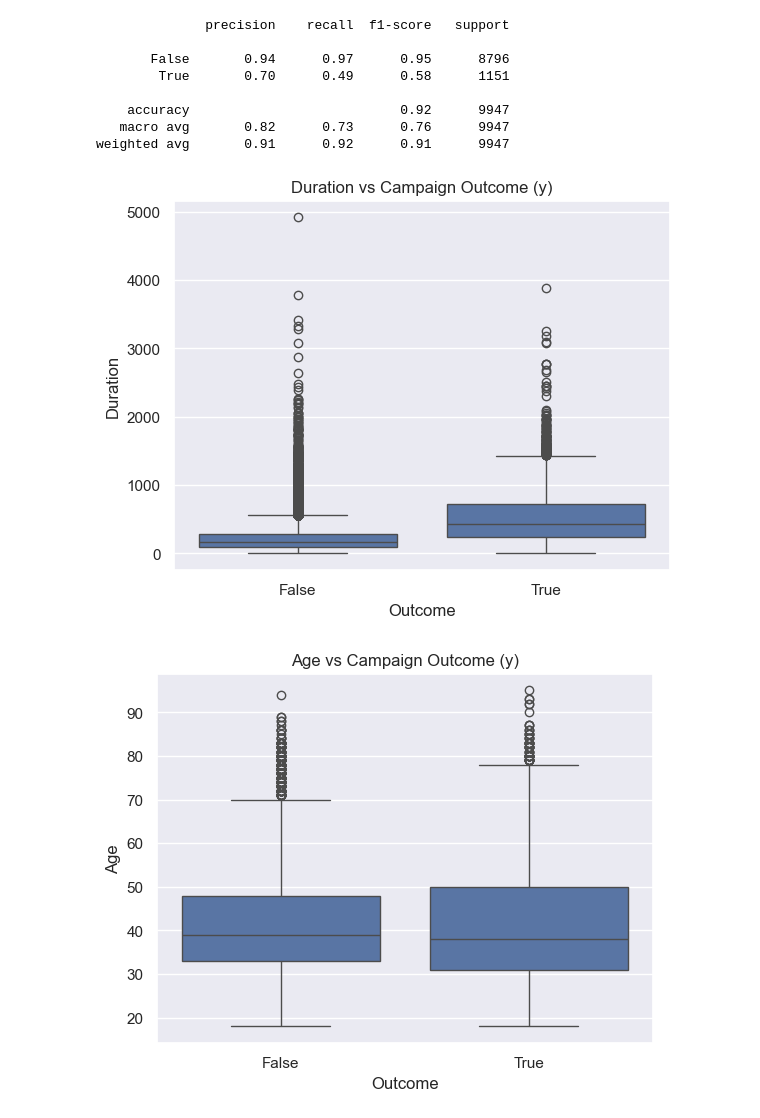
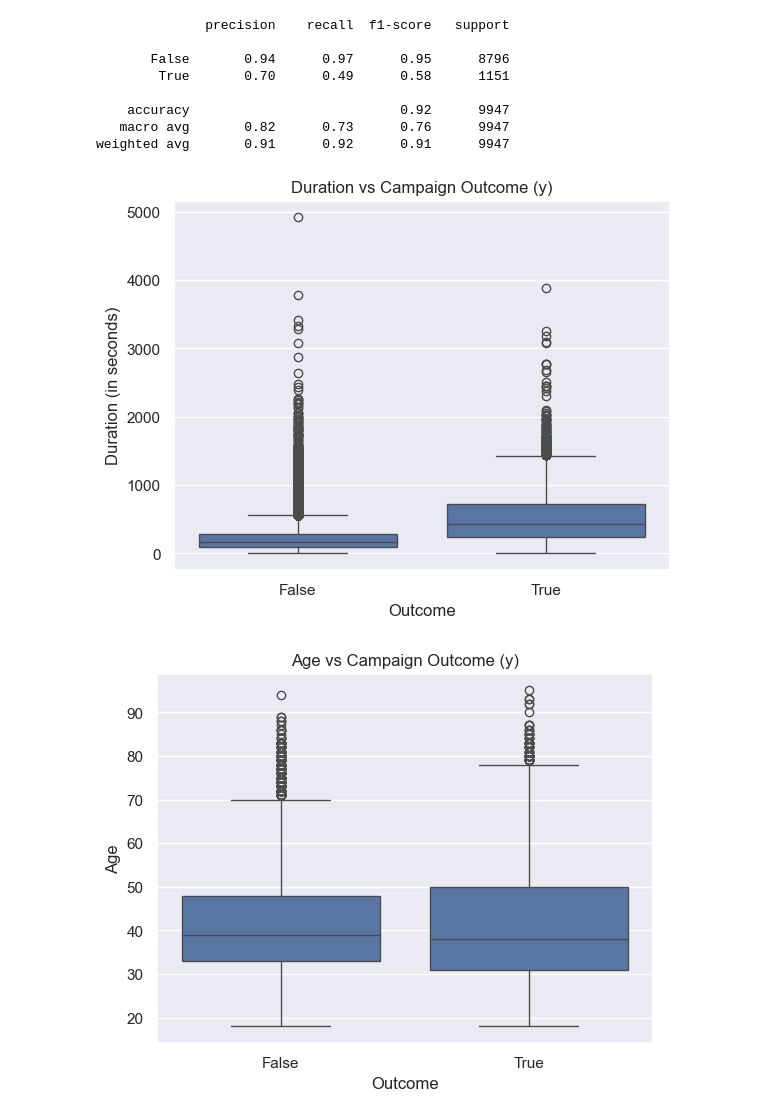
Before and after one commit to nandika-k/Data-Science-Project-2, a Jupyter notebook: Project 2.ipynb, the cells around one changed output. Saved outputs shown, nothing was run; the diff lists cells and outputs as text; code cells hidden in the pictures.

Commit message:
updated a graph under rfc to include units

```diff
--- a/Project 2.ipynb
+++ b/Project 2.ipynb
@@ -766,11 +766,11 @@ weighted avg       0.91      0.92      0.91      9947
 # %%
 sns.boxplot(x=y_train_RFC, y=X_train_RFC['duration'])
 plt.title("Duration vs Campaign Outcome (y)")
 plt.xlabel("Outcome")
-plt.ylabel("Duration")
+plt.ylabel("Duration (in seconds)")
 plt.show()
 # %% [output]
-[figure, old version]
+[figure, new version]
 # %%
 sns.boxplot(x=y_train_RFC, y=X_train_RFC['age'])
 plt.title("Age vs Campaign Outcome (y)")
```
